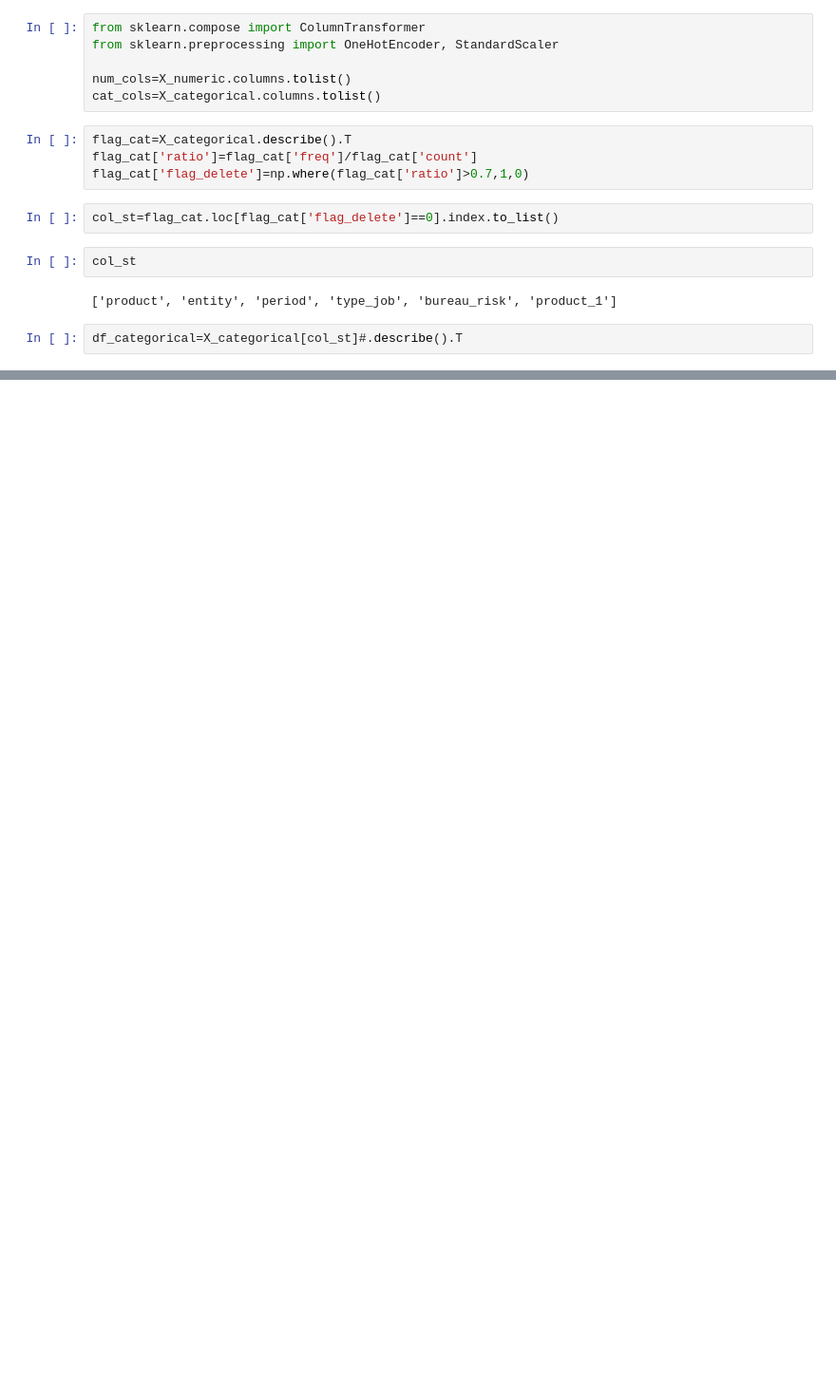
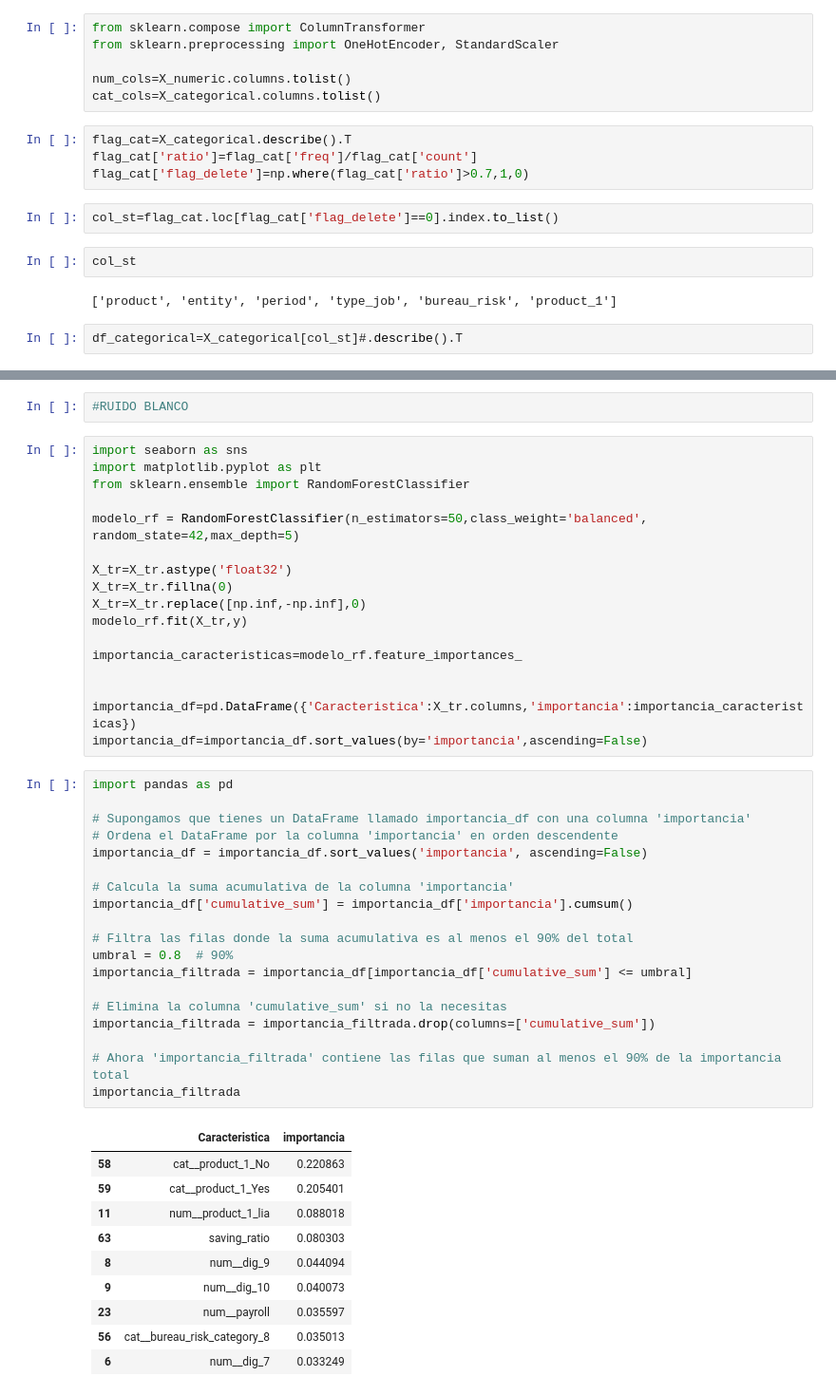
Before and after one commit to Brunoware/datathon_bbva_2023, a Jupyter notebook: 02. datathon_data_modeling.ipynb, the cells around one changed output, grey strips where cells are left out. Shown at 95% size. Cells and saved outputs as stored; diff of their text form; blank space fills up the shorter version.

```diff
--- a/02. datathon_data_modeling.ipynb
+++ b/02. datathon_data_modeling.ipynb
@@ -73,0 +170,49 @@ X_tr = preprocessor.fit_transform(X)
+# %%
+#RUIDO BLANCO
+# %%
+import seaborn as sns
+import matplotlib.pyplot as plt
+from sklearn.ensemble import RandomForestClassifier
+
+modelo_rf = RandomForestClassifier(n_estimators=50,class_weight='balanced', random_state=42,max_depth=5)
+
+X_tr=X_tr.astype('float32')
+X_tr=X_tr.fillna(0)
+X_tr=X_tr.replace([np.inf,-np.inf],0)
+modelo_rf.fit(X_tr,y)
+
+importancia_caracteristicas=modelo_rf.feature_importances_
+
+
+importancia_df=pd.DataFrame({'Caracteristica':X_tr.columns,'importancia':importancia_caracteristicas})
+importancia_df=importancia_df.sort_values(by='importancia',ascending=False)
+# %%
+import pandas as pd
+
+# Supongamos que tienes un DataFrame llamado importancia_df con una columna 'importancia'
+# Ordena el DataFrame por la columna 'importancia' en orden descendente
+importancia_df = importancia_df.sort_values('importancia', ascending=False)
+
+# Calcula la suma acumulativa de la columna 'importancia'
+importancia_df['cumulative_sum'] = importancia_df['importancia'].cumsum()
+
+# Filtra las filas donde la suma acumulativa es al menos el 90% del total
+umbral = 0.8  # 90%
+importancia_filtrada = importancia_df[importancia_df['cumulative_sum'] <= umbral]
+
+# Elimina la columna 'cumulative_sum' si no la necesitas
+importancia_filtrada = importancia_filtrada.drop(columns=['cumulative_sum'])
+
+# Ahora 'importancia_filtrada' contiene las filas que suman al menos el 90% de la importancia total
+importancia_filtrada
+# %% [output]
+|  | Caracteristica | importancia |
+| 58 | cat__product_1_No | 0.220863 |
+| 59 | cat__product_1_Yes | 0.205401 |
+| 11 | num__product_1_lia | 0.088018 |
+| 63 | saving_ratio | 0.080303 |
+| 8 | num__dig_9 | 0.044094 |
+| 9 | num__dig_10 | 0.040073 |
+| 23 | num__payroll | 0.035597 |
+| 56 | cat__bureau_risk_category_8 | 0.035013 |
+| 6 | num__dig_7 | 0.033249 |
```
Also changed, not shown: parts of 9 cells of this notebook, 1 other file.
